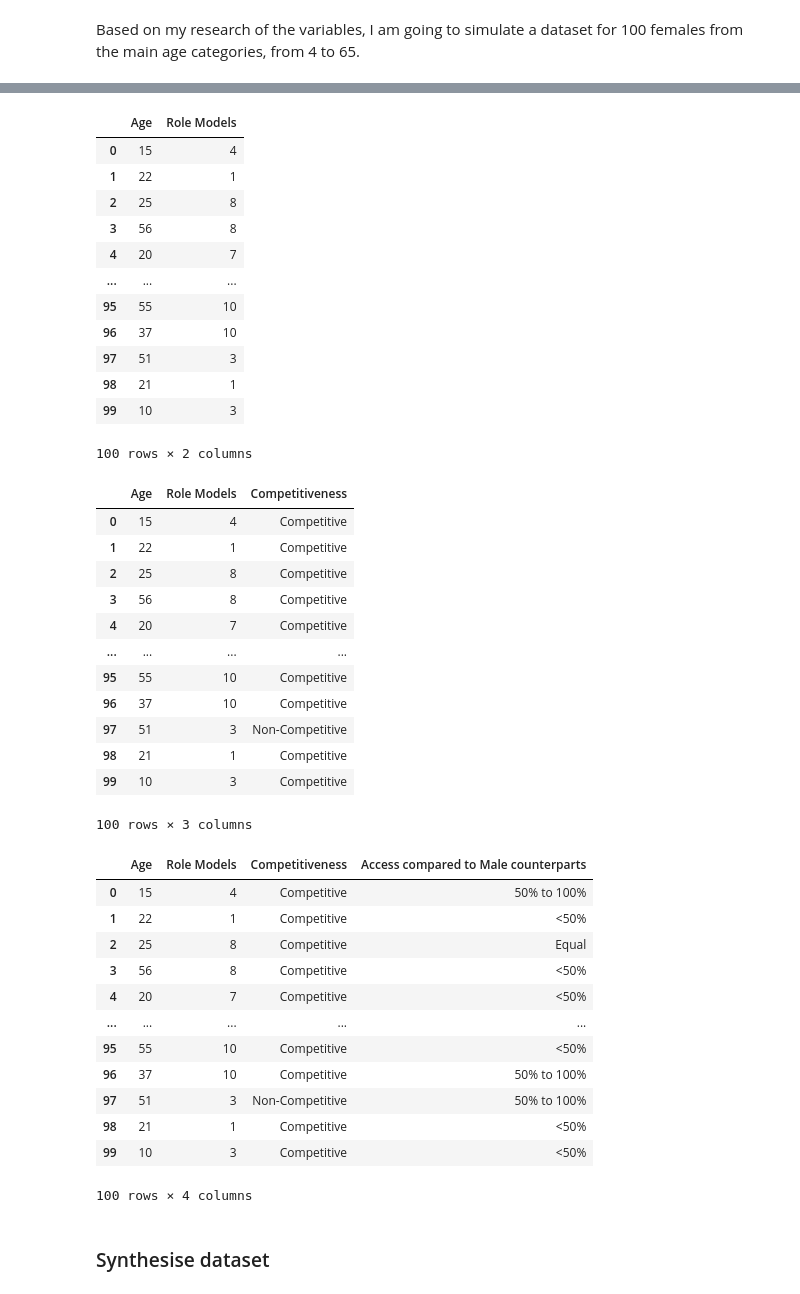
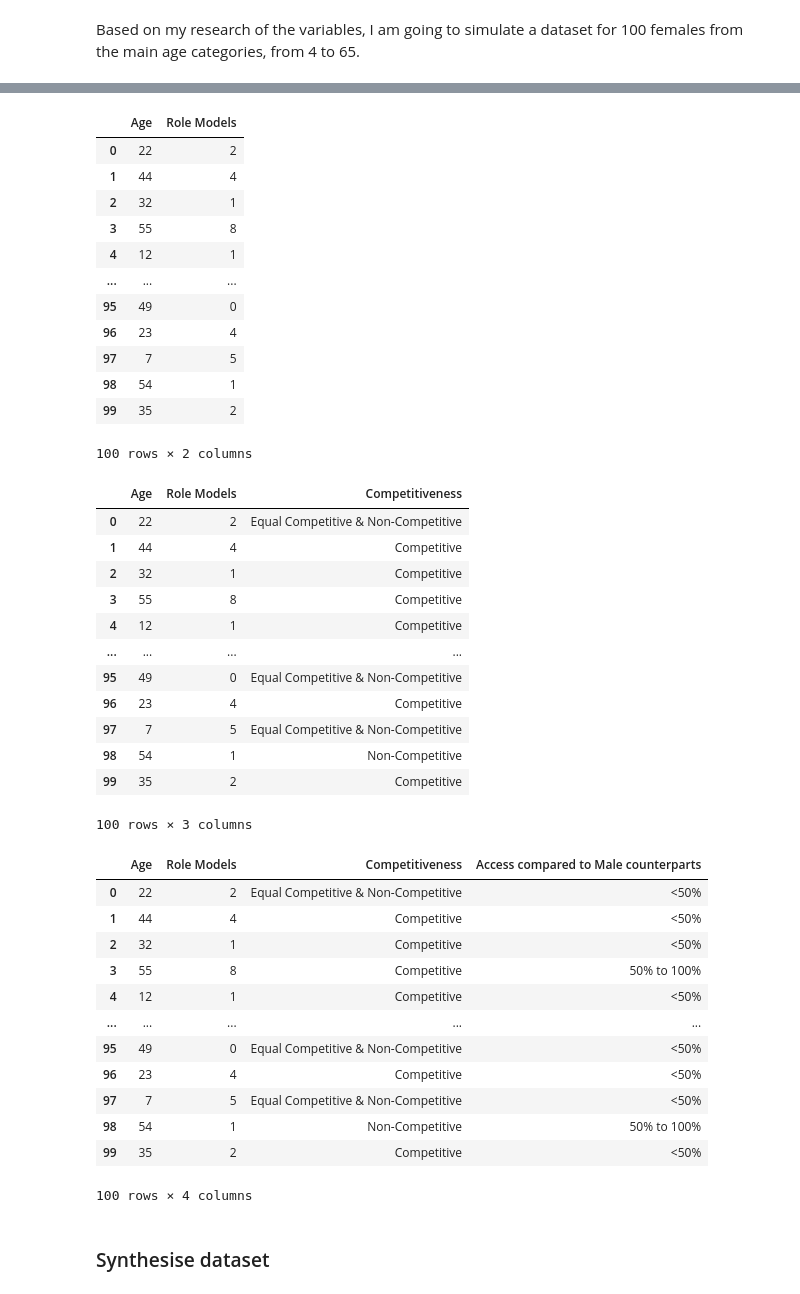
Before and after one commit to Michelleoc/programming-for-data-analysis-project, a Jupyter notebook: project.ipynb, the cells around one changed output, grey strips where cells are left out. Cells and saved outputs as stored; diff of their text form; code cells hidden in the pictures.

```diff
--- a/project.ipynb
+++ b/project.ipynb
@@ -351,42 +350,43 @@ dfgirls
 100 rows × 1 columns
 # %%
 # Assign random number of role models to each individual
-dfgirls['Role Models'] = rng.integers(0,10, 100, endpoint=True)
+# A higher probabilities put on the low number of role models to reflect the current environment
+dfgirls['Role Models'] = rng.choice(10, size =100, p=[0.22, 0.25, 0.18, 0.12, 0.08, 0.05, 0.04, 0.03, 0.02, 0.01])
 dfgirls
 # %% [output]
 |  | Age | Role Models |
-| 0 | 15 | 4 |
-| 1 | 22 | 1 |
-| 2 | 25 | 8 |
-| 3 | 56 | 8 |
-| 4 | 20 | 7 |
+| 0 | 22 | 2 |
+| 1 | 44 | 4 |
+| 2 | 32 | 1 |
+| 3 | 55 | 8 |
+| 4 | 12 | 1 |
 | ... | ... | ... |
-| 95 | 55 | 10 |
-| 96 | 37 | 10 |
-| 97 | 51 | 3 |
-| 98 | 21 | 1 |
-| 99 | 10 | 3 |
+| 95 | 49 | 0 |
+| 96 | 23 | 4 |
+| 97 | 7 | 5 |
+| 98 | 54 | 1 |
+| 99 | 35 | 2 |
 100 rows × 2 columns
 # %%
 # Simulate the competitiveness of the sport for each individual
 # As the competitiveness of sport is more prevalent than non competitiveness, I will assign probabilities
-# Using the numpy random choice with a probability of 80% Competitive and 20% Non Competitive
-types = ['Competitive', 'Non-Competitive']
-dfgirls['Competitiveness'] = rng.choice(types,100, p=[0.70, 0.30])
+# Using the numpy random choice with a probability of 70% Competitive and 20% Non Competitive
+types = ['Competitive', 'Equal Competitive & Non-Competitive', 'Non-Competitive']
+dfgirls['Competitiveness'] = rng.choice(types,100, p=[0.65, 0.25, 0.10])
 dfgirls
 # %% [output]
 |  | Age | Role Models | Competitiveness |
-| 0 | 15 | 4 | Competitive |
-| 1 | 22 | 1 | Competitive |
-| 2 | 25 | 8 | Competitive |
-| 3 | 56 | 8 | Competitive |
-| 4 | 20 | 7 | Competitive |
+| 0 | 22 | 2 | Equal Competitive & Non-Competitive |
+| 1 | 44 | 4 | Competitive |
+| 2 | 32 | 1 | Competitive |
+| 3 | 55 | 8 | Competitive |
+| 4 | 12 | 1 | Competitive |
 | ... | ... | ... | ... |
-| 95 | 55 | 10 | Competitive |
-| 96 | 37 | 10 | Competitive |
-| 97 | 51 | 3 | Non-Competitive |
-| 98 | 21 | 1 | Competitive |
-| 99 | 10 | 3 | Competitive |
+| 95 | 49 | 0 | Equal Competitive & Non-Competitive |
+| 96 | 23 | 4 | Competitive |
+| 97 | 7 | 5 | Equal Competitive & Non-Competitive |
+| 98 | 54 | 1 | Non-Competitive |
+| 99 | 35 | 2 | Competitive |
 100 rows × 3 columns
 # %%
 # Simulate access to facilities and funding versus male counterparts
@@ -402,17 +402,17 @@ dfgirls['Access compared to Male counterparts'] = rng.choice(Access,100, p=[0.75
 dfgirls
 # %% [output]
 |  | Age | Role Models | Competitiveness | Access compared to Male counterparts |
-| 0 | 15 | 4 | Competitive | 50% to 100% |
-| 1 | 22 | 1 | Competitive | <50% |
-| 2 | 25 | 8 | Competitive | Equal |
-| 3 | 56 | 8 | Competitive | <50% |
-| 4 | 20 | 7 | Competitive | <50% |
+| 0 | 22 | 2 | Equal Competitive & Non-Competitive | <50% |
+| 1 | 44 | 4 | Competitive | <50% |
+| 2 | 32 | 1 | Competitive | <50% |
+| 3 | 55 | 8 | Competitive | 50% to 100% |
+| 4 | 12 | 1 | Competitive | <50% |
 | ... | ... | ... | ... | ... |
-| 95 | 55 | 10 | Competitive | <50% |
-| 96 | 37 | 10 | Competitive | 50% to 100% |
-| 97 | 51 | 3 | Non-Competitive | 50% to 100% |
-| 98 | 21 | 1 | Competitive | <50% |
-| 99 | 10 | 3 | Competitive | <50% |
+| 95 | 49 | 0 | Equal Competitive & Non-Competitive | <50% |
+| 96 | 23 | 4 | Competitive | <50% |
+| 97 | 7 | 5 | Equal Competitive & Non-Competitive | <50% |
+| 98 | 54 | 1 | Non-Competitive | 50% to 100% |
+| 99 | 35 | 2 | Competitive | <50% |
 100 rows × 4 columns
 # %% [markdown]
 ### Synthesise dataset <a name="synthesise"></a>
```
Also changed, not shown: parts of 25 cells of this notebook, 13 other files.
